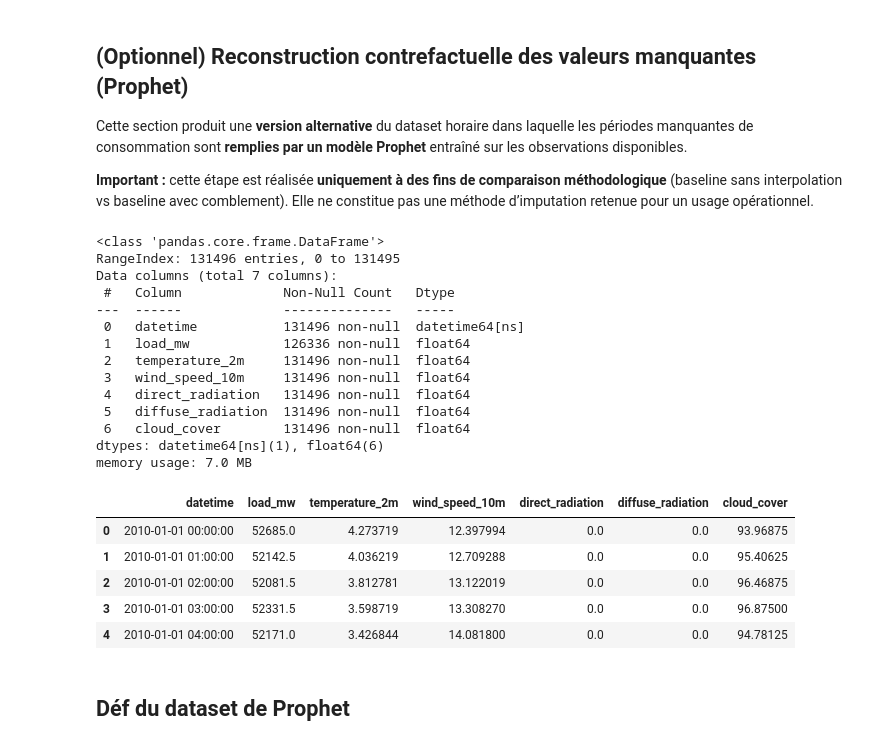
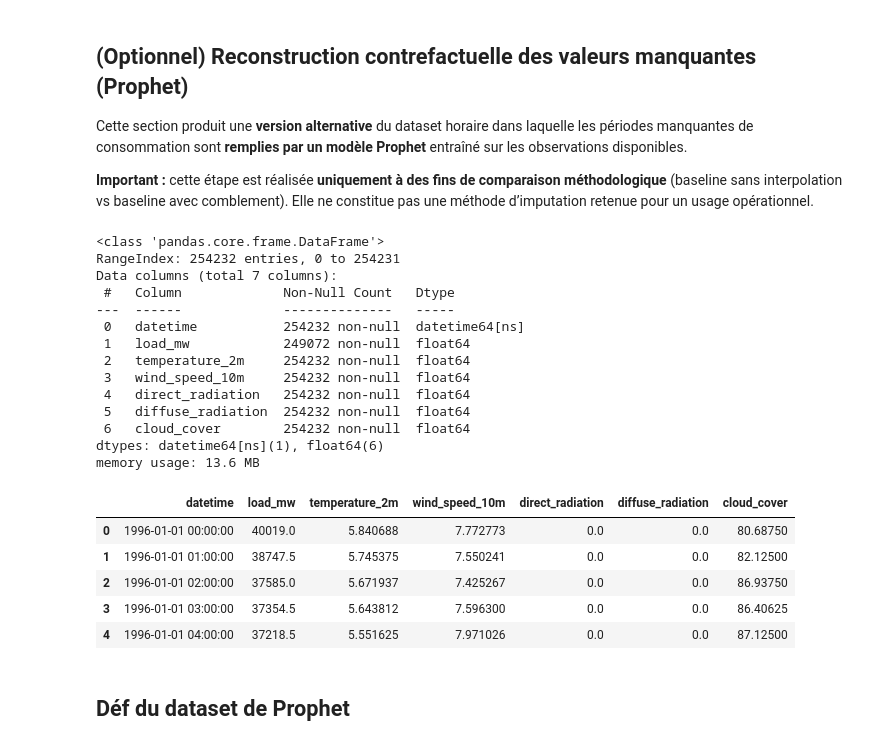
Before and after one commit to quentinbenchetrit/france-grid-stress-prediction, a Jupyter notebook: notebooks/00_notebook_reorganise.ipynb, the cells around one changed output. Saved outputs shown, nothing was run; the diff lists cells and outputs as text; code cells hidden in the pictures.

```diff
--- a/notebooks/00_notebook_reorganise.ipynb
+++ b/notebooks/00_notebook_reorganise.ipynb
@@ -447,32 +449,32 @@ de consommation sont **remplies par un modèle Prophet** entraîné sur les obse
 (baseline sans interpolation vs baseline avec comblement). Elle ne constitue pas une méthode d’imputation
 retenue pour un usage opérationnel.
 # %%
-PATH = "/home/onyxia/france-grid-stress-prediction/data/processed/dataset_model_hourly.parquet"
+PATH = "/home/onyxia/work/france-grid-stress-prediction/data/processed/dataset_model_hourly.parquet"
 df = pd.read_parquet(PATH)
 
 df.info()
 df.head()
 # %% [output]
 <class 'pandas.core.frame.DataFrame'>
-RangeIndex: 131496 entries, 0 to 131495
+RangeIndex: 254232 entries, 0 to 254231
 Data columns (total 7 columns):
  #   Column             Non-Null Count   Dtype
 ---  ------             --------------   -----
- 0   datetime           131496 non-null  datetime64[ns]
- 1   load_mw            126336 non-null  float64
- 2   temperature_2m     131496 non-null  float64
- 3   wind_speed_10m     131496 non-null  float64
- 4   direct_radiation   131496 non-null  float64
- 5   diffuse_radiation  131496 non-null  float64
- 6   cloud_cover        131496 non-null  float64
+ 0   datetime           254232 non-null  datetime64[ns]
+ 1   load_mw            249072 non-null  float64
+ 2   temperature_2m     254232 non-null  float64
+ 3   wind_speed_10m     254232 non-null  float64
+ 4   direct_radiation   254232 non-null  float64
+ 5   diffuse_radiation  254232 non-null  float64
+ 6   cloud_cover        254232 non-null  float64
 dtypes: datetime64[ns](1), float64(6)
-memory usage: 7.0 MB
+memory usage: 13.6 MB
 |  | datetime | load_mw | temperature_2m | wind_speed_10m | direct_radiation | diffuse_radiation | cloud_cover |
-| 0 | 2010-01-01 00:00:00 | 52685.0 | 4.273719 | 12.397994 | 0.0 | 0.0 | 93.96875 |
-| 1 | 2010-01-01 01:00:00 | 52142.5 | 4.036219 | 12.709288 | 0.0 | 0.0 | 95.40625 |
-| 2 | 2010-01-01 02:00:00 | 52081.5 | 3.812781 | 13.122019 | 0.0 | 0.0 | 96.46875 |
-| 3 | 2010-01-01 03:00:00 | 52331.5 | 3.598719 | 13.308270 | 0.0 | 0.0 | 96.87500 |
-| 4 | 2010-01-01 04:00:00 | 52171.0 | 3.426844 | 14.081800 | 0.0 | 0.0 | 94.78125 |
+| 0 | 1996-01-01 00:00:00 | 40019.0 | 5.840688 | 7.772773 | 0.0 | 0.0 | 80.68750 |
+| 1 | 1996-01-01 01:00:00 | 38747.5 | 5.745375 | 7.550241 | 0.0 | 0.0 | 82.12500 |
+| 2 | 1996-01-01 02:00:00 | 37585.0 | 5.671937 | 7.425267 | 0.0 | 0.0 | 86.93750 |
+| 3 | 1996-01-01 03:00:00 | 37354.5 | 5.643812 | 7.596300 | 0.0 | 0.0 | 86.40625 |
+| 4 | 1996-01-01 04:00:00 | 37218.5 | 5.551625 | 7.971026 | 0.0 | 0.0 | 87.12500 |
 # %% [markdown]
 ## Déf du dataset de Prophet
 # %%
```
Also changed, not shown: parts of 37 cells of this notebook, 5 other files.
